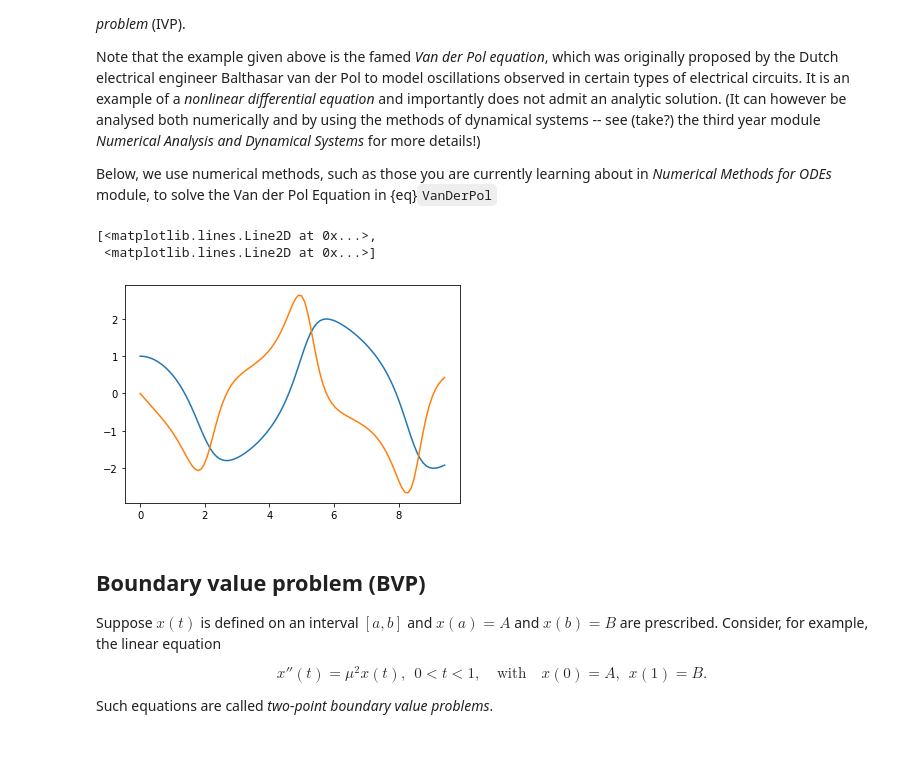
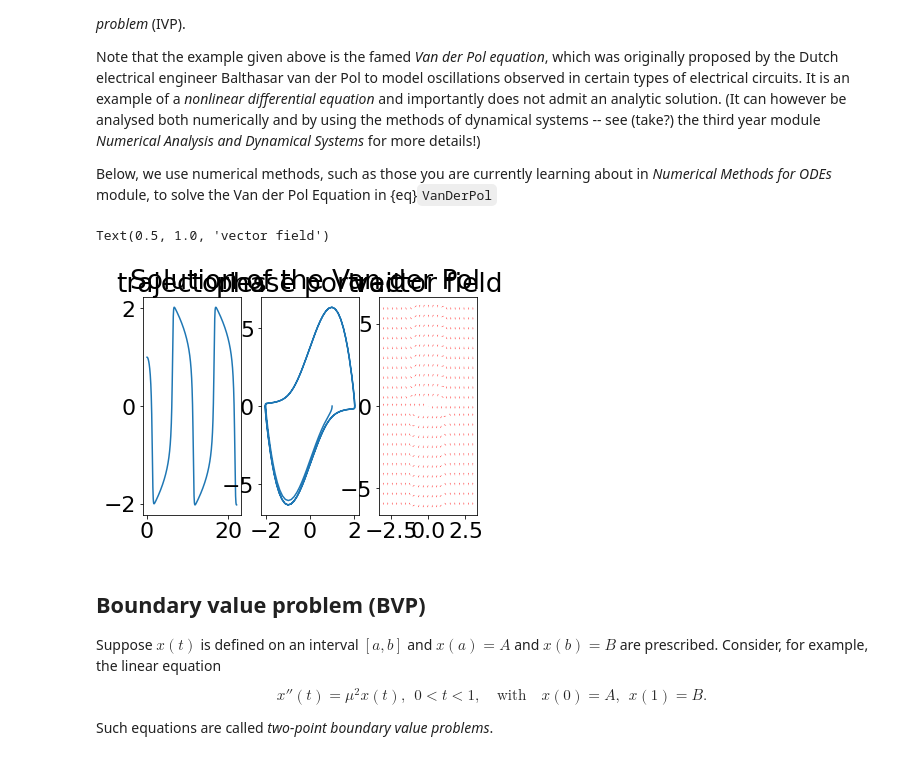
Before and after one commit to jjcrofts77/Advanced-Calculus-MATH20471, a Jupyter notebook: content/notebooks/Part1/Chapter1/IBVP.ipynb, the cells around one changed output. Cells and saved outputs as stored; diff of their text form; code cells hidden in the pictures.

```diff
--- a/content/notebooks/Part1/Chapter1/IBVP.ipynb
+++ b/content/notebooks/Part1/Chapter1/IBVP.ipynb
@@ -44,28 +44,47 @@ Below, we use numerical methods, such as those you are currently learning about
 # %%
 # Van der Pol - numerical solution
 
 # load packages for integrating ODEs and plotting solutions
 import numpy as np # matlab-like commands
 import matplotlib.pyplot as plt # plotting tools
 from scipy.integrate import odeint # ode solver
 
 # RHS of the Van der Pol ODE (written as a first order system - see NMODEs!)
 
 def rhs(Y,t,mu):
   y,ydot=Y
   return ydot, mu*(1-y**2)*ydot-y
 
-t = np.linspace(0,3*np.pi,101) # integration interval
+t = np.linspace(0,7*np.pi,1001) # integration interval
 y0 = [1, 0] # initial condition
-mu = 1
+mu = 4
 y_arr = odeint(rhs,y0,t,args=(mu,))
 y,ydot = y_arr[:,0],y_arr[:,1]
-plt.ion()
-plt.plot(t,y,t,ydot)
+
+# plots
+fig, (ax1, ax2, ax3) = plt.subplots(1, 3)
+fig.suptitle('Solution of the Van der Pol')
+
+# trajectories
+
+#plt.ion()
+ax1.plot(t,y)
+ax1.set_title('trajectories')
+
+# phase portrait
+ax2.plot(y,ydot)
+ax2.set_title('phase portrait')
+
+# phase portrait
+y,ydot = np.mgrid[-3:3:21j,-6:6:21j]
+u,v = rhs(np.array([y,ydot]),0.0,mu)
+mag = np.hypot(u,v)
+mag[mag==0] = 1.0
+ax3.quiver(y,ydot,u/mag,v/mag,color='red')
+ax3.set_title('vector field')
 # %% [output]
-[<matplotlib.lines.Line2D at 0x...>,
- <matplotlib.lines.Line2D at 0x...>]
+Text(0.5, 1.0, 'vector field')
-[figure, old version]
+[figure, new version]
 # %% [markdown]
 ## Boundary value problem (BVP)
 Suppose $x(t)$ is defined on an interval $\displaystyle [a, b]$ and $\displaystyle x(a) = A$ and $\displaystyle x(b) = B$ are prescribed. Consider, for example, the linear equation
```
